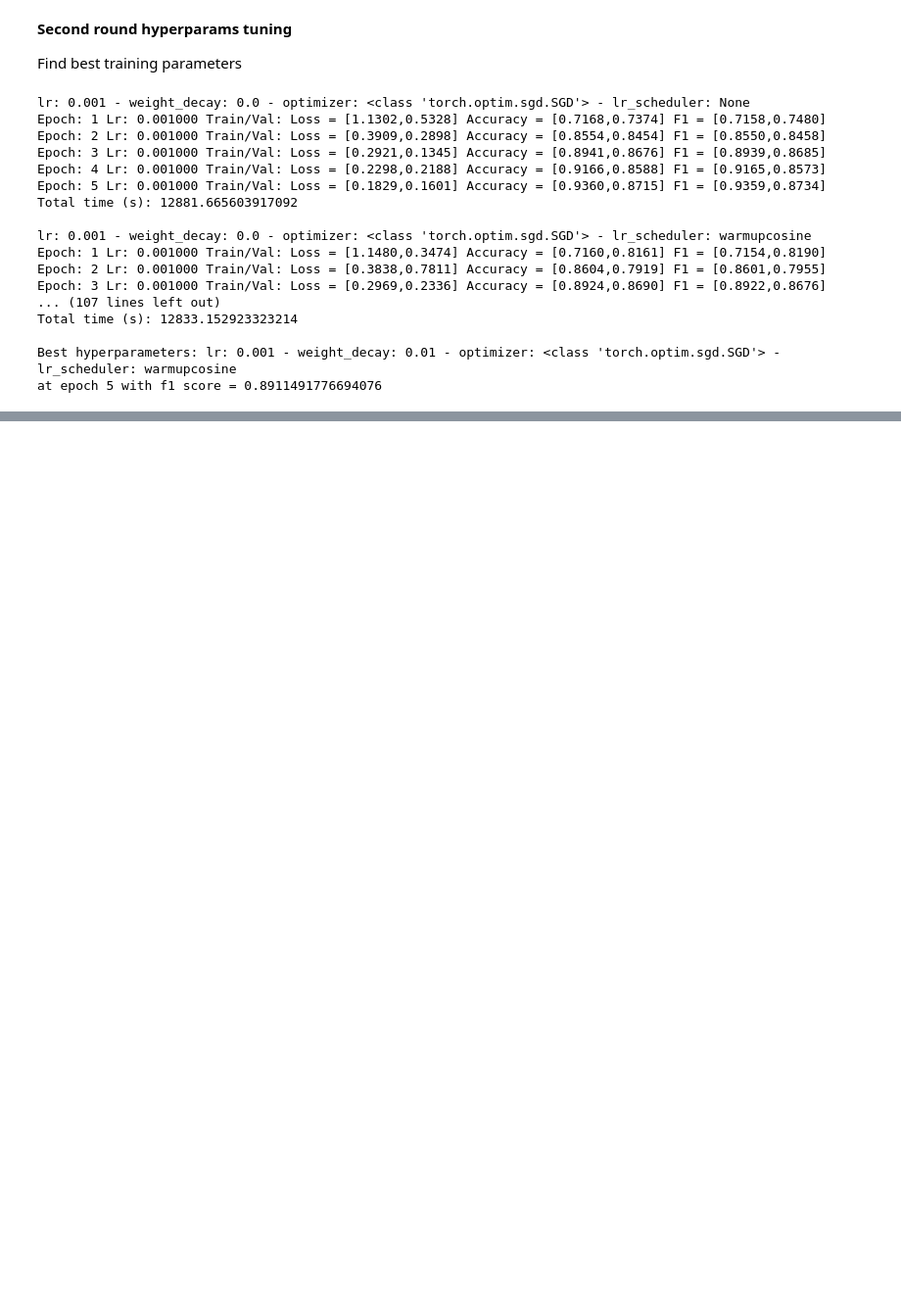
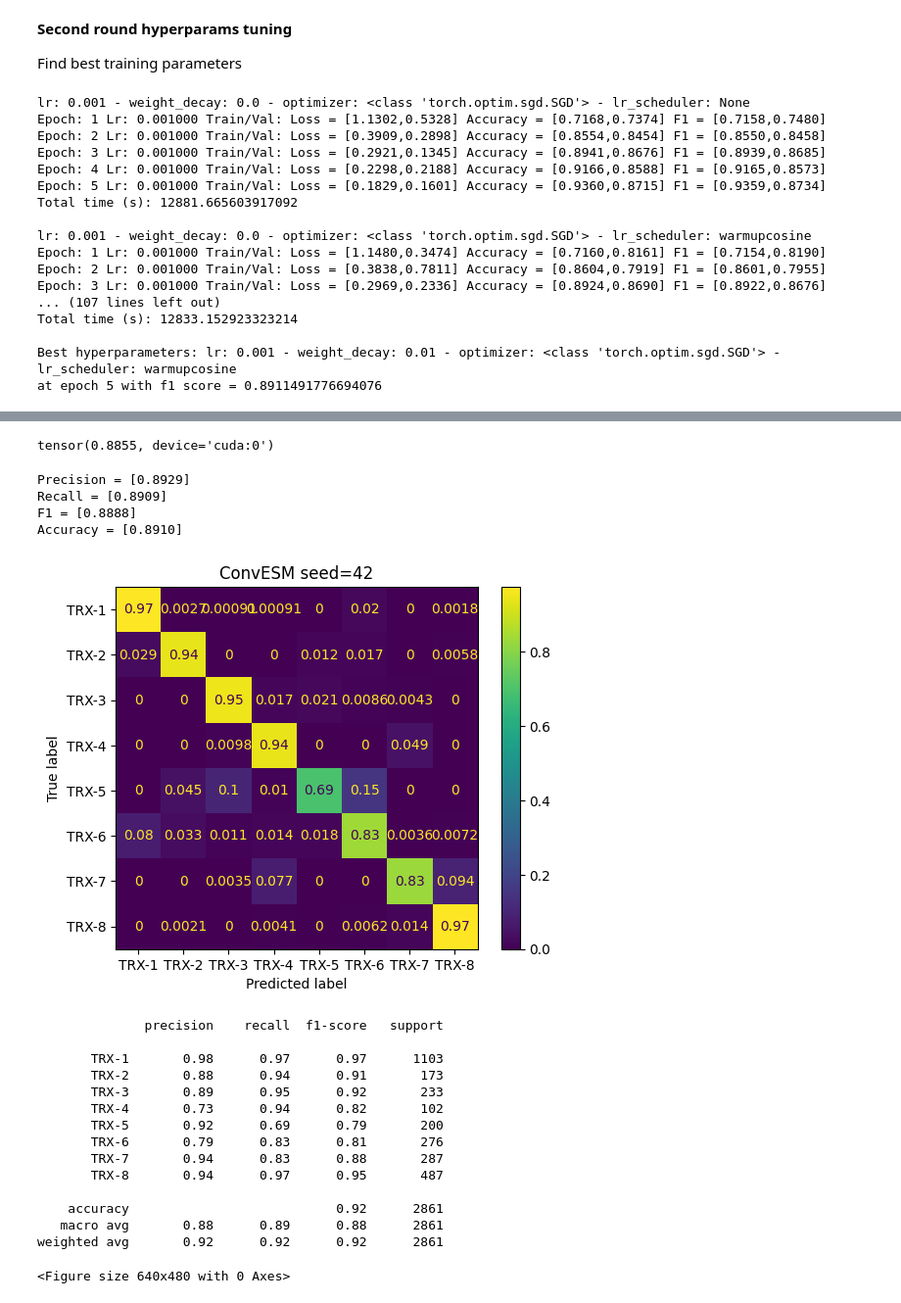
Before and after one commit to Mancio98/SPIN, a Jupyter notebook: notebooks/testing_TRX.ipynb, the cells around one changed output, grey strips where cells are left out. Shown at 98% size. Drawn from its saved outputs; the diff is of its cells as text; code cells hidden in the pictures; blank space fills up the shorter version.

```diff
--- a/notebooks/testing_TRX.ipynb
+++ b/notebooks/testing_TRX.ipynb
@@ -1136,0 +1540,49 @@ display_aggregate_metrics(report_metrics['test'])
+# %%
+fix_random(best_seed)
+
+model = ConvESM(device, best_overall_params)
+model = load_ckpt(model, best_model_path)
+
+conv_test_metrics = EvalMetrics(len(classes), class2weights)
+model.to(device)
+evaluate(
+    model, model_criterion, conv_test_metrics, test_loader, verbose=1
+    )
+# %% [output]
+tensor(0.8855, device='cuda:0')
+# %%
+precision = precision_score(conv_test_metrics.y_true, conv_test_metrics.y_pred, average='macro', sample_weight=compute_sample_weight(class2weights, conv_test_metrics.y_true))
+
+recall = recall_score(conv_test_metrics.y_true, conv_test_metrics.y_pred, average='macro', sample_weight=compute_sample_weight(class2weights, conv_test_metrics.y_true))
+
+print(
+    f'Precision = [{precision :.4f}]\n'
+    f'Recall = [{recall :.4f}] \n'
+    f'F1 = [{report_metrics['test'][best_seed]["f1_score"] :.4f}] \n'
+    f'Accuracy = [{report_metrics['test'][best_seed]["accuracy"] :.4f}]'
+    )
+# %% [output]
+Precision = [0.8929]
+Recall = [0.8909]
+F1 = [0.8888]
+Accuracy = [0.8910]
+# %%
+plot_cm(conv_test_metrics.y_true, conv_test_metrics.y_pred, f"{model.__class__.__name__} seed={best_seed}", classes)
+print(classification_report(conv_test_metrics.y_true, conv_test_metrics.y_pred, target_names=classes, zero_division=1.0))
+# %% [output]
+[figure, added]
+              precision    recall  f1-score   support
+
+       TRX-1       0.98      0.97      0.97      1103
+       TRX-2       0.88      0.94      0.91       173
+       TRX-3       0.89      0.95      0.92       233
+       TRX-4       0.73      0.94      0.82       102
+       TRX-5       0.92      0.69      0.79       200
+       TRX-6       0.79      0.83      0.81       276
+       TRX-7       0.94      0.83      0.88       287
+       TRX-8       0.94      0.97      0.95       487
+
+    accuracy                           0.92      2861
+   macro avg       0.88      0.89      0.88      2861
+weighted avg       0.92      0.92      0.92      2861
+<Figure size 640x480 with 0 Axes>
```
Also changed, not shown: parts of 115 cells of this notebook, 19 other files.
